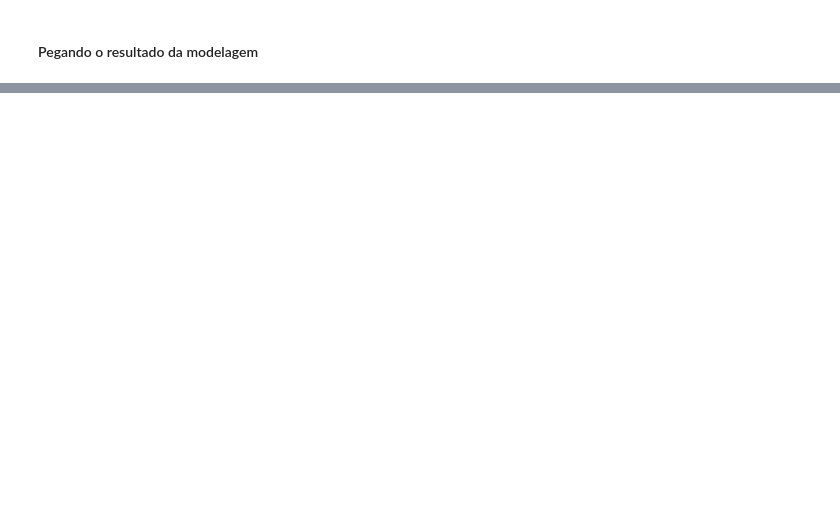
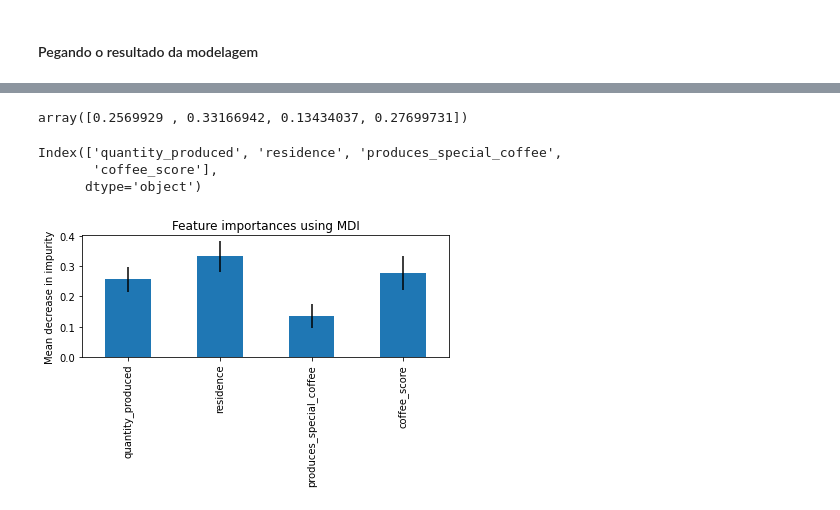
Before and after one commit to Brendhon/conecta-cafe-ml, a Jupyter notebook: Projeto C318.ipynb, the cells around one changed output, grey strips where cells are left out. Drawn from its saved outputs; the diff is of its cells as text; code cells hidden in the pictures; blank space fills up the shorter version.

```diff
--- a/Projeto C318.ipynb
+++ b/Projeto C318.ipynb
@@ -506,0 +507,44 @@ producer_df.corr(method ='pearson')
+# %%
+from sklearn.model_selection import train_test_split
+from sklearn.ensemble import RandomForestClassifier
+
+aux = producer_df.iloc[:, :].drop(columns=['id'])
+
+aux_norm = scaler.fit_transform(aux)
+
+aux_pca_norm = pca.fit_transform(aux_norm)
+
+label_predict = fitting.predict(aux_pca_norm)
+
+label_predict
+
+label_predict
+aux['labels'] = label_predict
+
+X_train, X_test, y_train, y_test = train_test_split(aux.drop(columns=['labels']), aux['labels'], random_state=42, test_size=0.3)
+
+forest = RandomForestClassifier(random_state=0)
+forest.fit(X_train, y_train)
+
+importances = forest.feature_importances_
+importances
+# %% [output]
+array([0.2569929 , 0.33166942, 0.13434037, 0.27699731])
+# %%
+X_train.columns
+# %% [output]
+Index(['quantity_produced', 'residence', 'produces_special_coffee',
+       'coffee_score'],
+      dtype='object')
+# %%
+forest_importances = pd.Series(importances, index=X_train.columns)
+
+std = np.std([tree.feature_importances_ for tree in forest.estimators_], axis=0)
+
+fig, ax = plt.subplots()
+forest_importances.plot.bar(yerr=std, ax=ax)
+ax.set_title("Feature importances using MDI")
+ax.set_ylabel("Mean decrease in impurity")
+fig.tight_layout()
+# %% [output]
+[figure, added]
```
Also changed, not shown: parts of 21 cells of this notebook.
